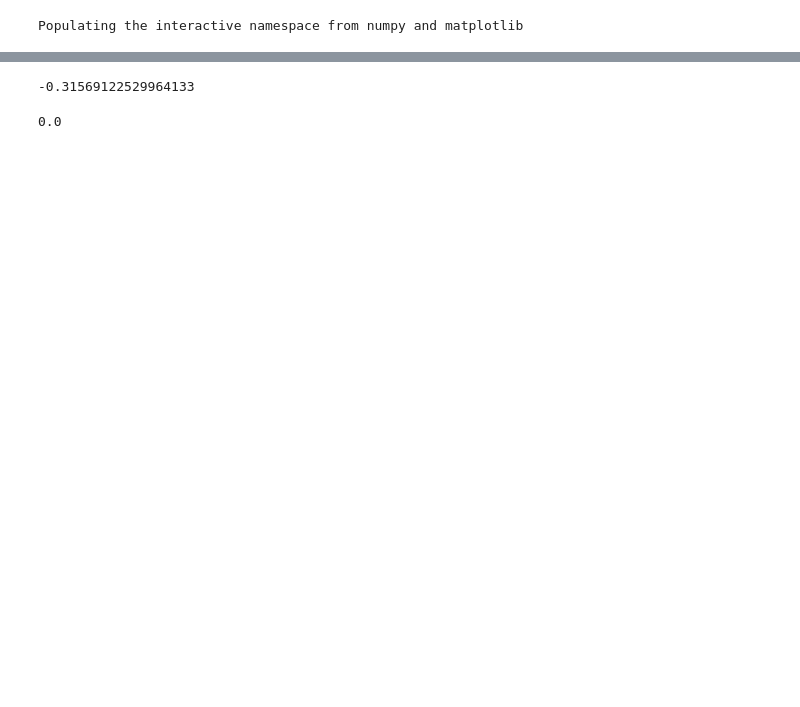
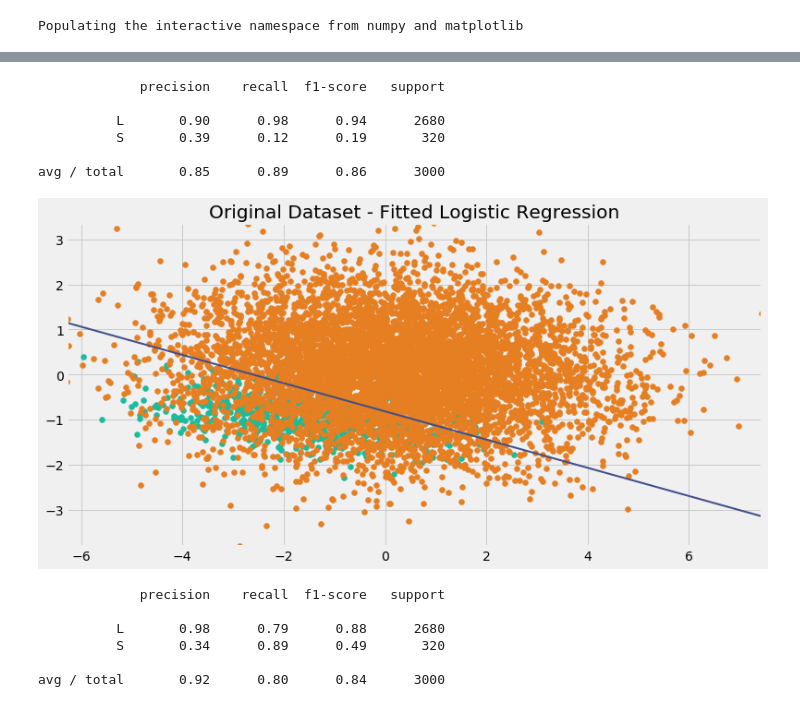
Before and after one commit to nicolecvaldez/unbalanced-datasets-in-classification, a Jupyter notebook: recreating.ipynb, the cells around one changed output, grey strips where cells are left out. Cells and saved outputs as stored; diff of their text form; code cells hidden in the pictures; blank space fills up the shorter version.

```diff
--- a/recreating.ipynb
+++ b/recreating.ipynb
@@ -73,10 +65,15 @@ plt.show()
 # %%
+# Logistic Regression
+
 clf_base = LogisticRegression()
-grid = {'C': 10.0**np.arange(-2,3),
-        'penalty': ['l1', 'l2']
+grid = {
+# regularization parameter over a few set of values
+    'C': 10.0**np.arange(-2,3),
+# IDK
+    'penalty': ['l1', 'l2']
        }
 
-cv = KFold(n_splits=5, shuffle=True, random_state=0)
+cv = KFold(X_train.shape[0], n_folds=5, shuffle=True, random_state=0)
 clf = GridSearchCV(clf_base, grid, cv=cv, n_jobs=8, scoring='f1_macro')
 
 clf.fit(X_train, y_train)
@@ -102,8 +99,9 @@ plt.show()
-# %%
-coef[0][0]
-# %% [output]
--0.31569122529964133
-# %%
-coef[0][1]
-# %% [output]
-0.0
+# %%
+print classification_report(y_test, clf.predict(X_test))
+# %% [output]
+             precision    recall  f1-score   support
+
+          L       0.90      0.98      0.94      2680
+          S       0.39      0.12      0.19       320
+
+avg / total       0.85      0.89      0.86      3000
@@ -109,0 +110,41 @@ coef[0][1]
+# %%
+# Logistic Regression with balanced class weights
+clf_base = LogisticRegression()
+grid = {
+    'C': 10.0**np.arange(-2,3),
+    'penalty': ['l1', 'l2'],
+    'class_weight': ['balanced']
+       }
+
+cv = KFold(X_train.shape[0], n_folds=5, shuffle=True, random_state=0)
+clf = GridSearchCV(clf_base, grid, cv=cv, n_jobs=8, scoring='f1_macro')
+
+clf.fit(X_train, y_train)
+
+coef = clf.best_estimator_.coef_
+intercept = clf.best_estimator_.intercept_
+
+x1 = np.linspace(-8, 10, 100)
+x2 = -(coef[0][0] * x1 + intercept[0])/ coef[0][1]
+# %%
+plt.scatter(list(zip(*X_1))[0], list(zip(*X_1))[1], color = '#1abc9c')
+plt.scatter(list(zip(*X_2))[0], list(zip(*X_2))[1], color = '#e67e22')
+
+x_coords = list(zip(*X_1))[0]+ list(zip(*X_2))[0]
+y_coords = list(zip(*X_1))[1]+ list(zip(*X_2))[1]
+plt.axis([min(x_coords), max(x_coords), min(y_coords), max(y_coords)])
+
+plt.title("Original Dataset - Fitted Logistic Regression")
+plt.plot(x1, x2, color="#414e8a", linewidth=2)
+plt.show()
+# %% [output]
+[figure, added]
+# %%
+print classification_report(y_test, clf.predict(X_test))
+# %% [output]
+             precision    recall  f1-score   support
+
+          L       0.98      0.79      0.88      2680
+          S       0.34      0.89      0.49       320
+
+avg / total       0.92      0.80      0.84      3000
```
Also changed, not shown: parts of 14 cells of this notebook, 14 other files.
